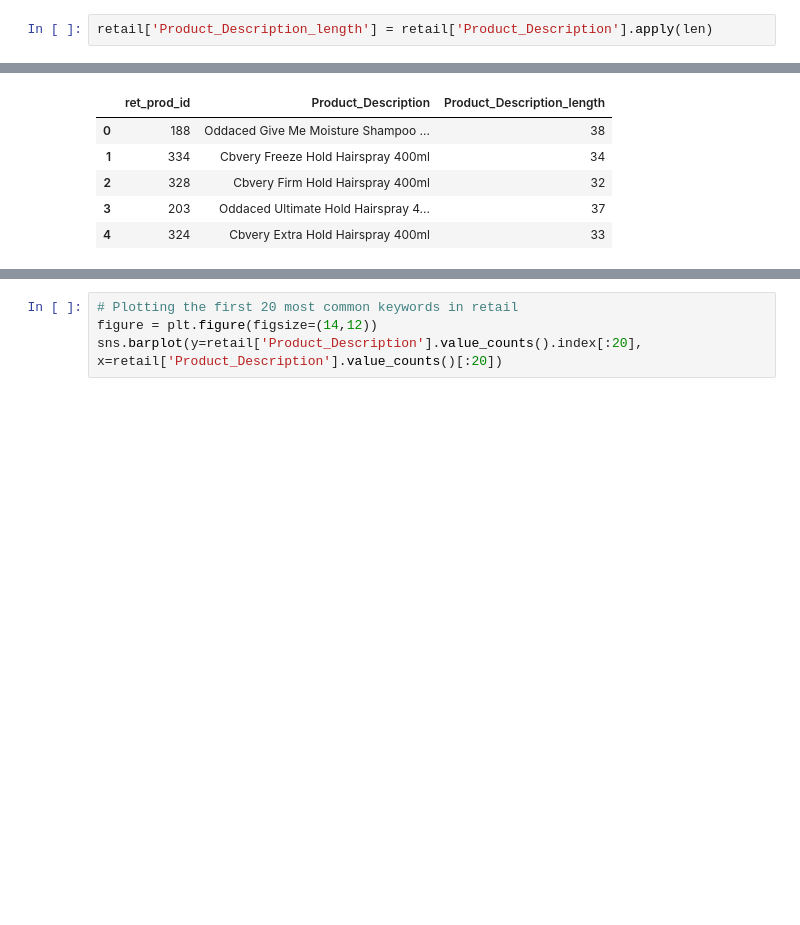
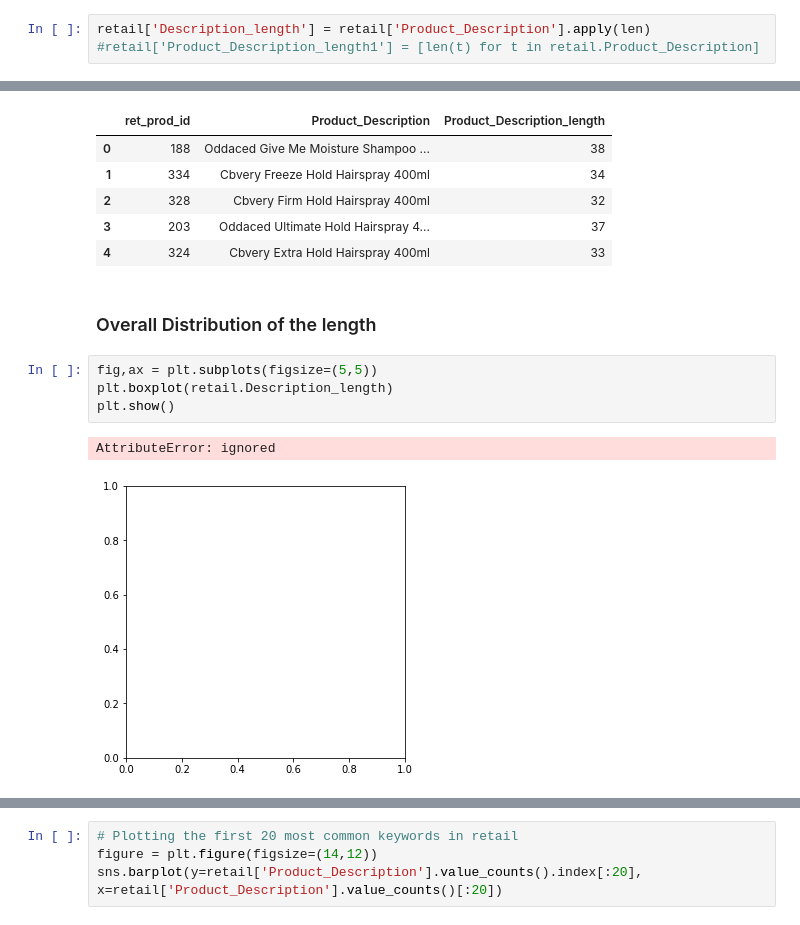
Before and after one commit to buddhadeb33/My-Assignments, a Jupyter notebook: Tredence_Assignment.ipynb, the cells around one changed output, grey strips where cells are left out. Drawn from its saved outputs; the diff is of its cells as text; blank space fills up the shorter version.

```diff
--- a/Tredence_Assignment.ipynb
+++ b/Tredence_Assignment.ipynb
@@ -138,7 +144,8 @@ show_wordcloud(mnf['Description'])
 # %% [output]
 [figure]
 # %%
-retail['Product_Description_length'] = retail['Product_Description'].apply(len)
+retail['Description_length'] = retail['Product_Description'].apply(len)
+#retail['Product_Description_length1'] = [len(t) for t in retail.Product_Description]
 # %%
 retail.Product_Description_length.nunique()
 # %% [output]
@@ -152,3 +159,12 @@ retail.head()
 | 2 | 328 | Cbvery Firm Hold Hairspray 400ml | 32 |
 | 3 | 203 | Oddaced Ultimate Hold Hairspray 4... | 37 |
 | 4 | 324 | Cbvery Extra Hold Hairspray 400ml | 33 |
+# %% [markdown]
+### Overall Distribution of the length
+# %%
+fig,ax = plt.subplots(figsize=(5,5))
+plt.boxplot(retail.Description_length)
+plt.show()
+# %% [output]
+AttributeError: ignored
+[figure, added]
```
Also changed, not shown: parts of 8 cells of this notebook.
